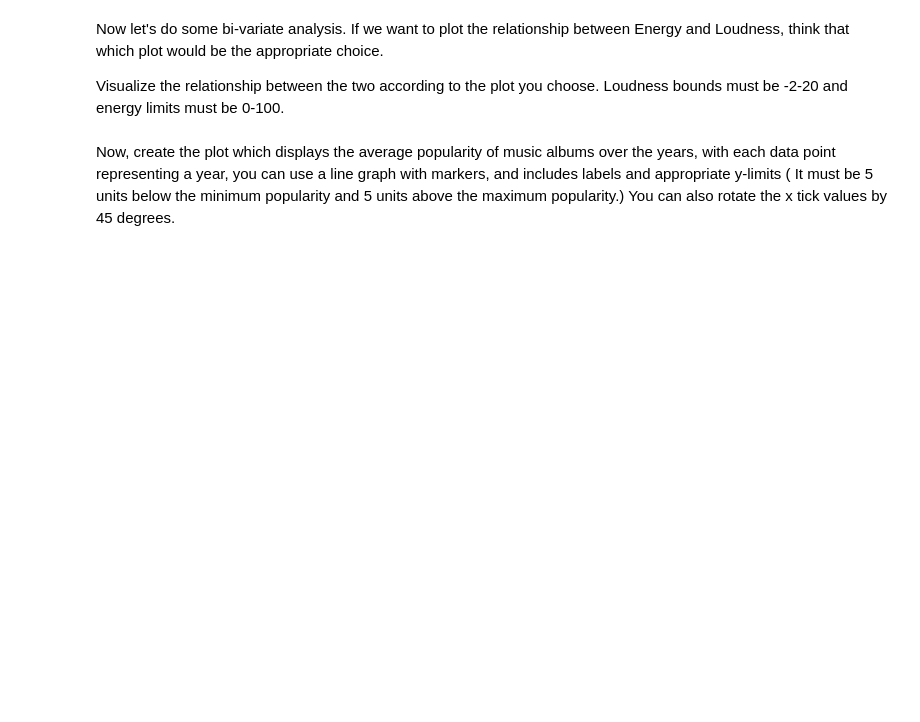
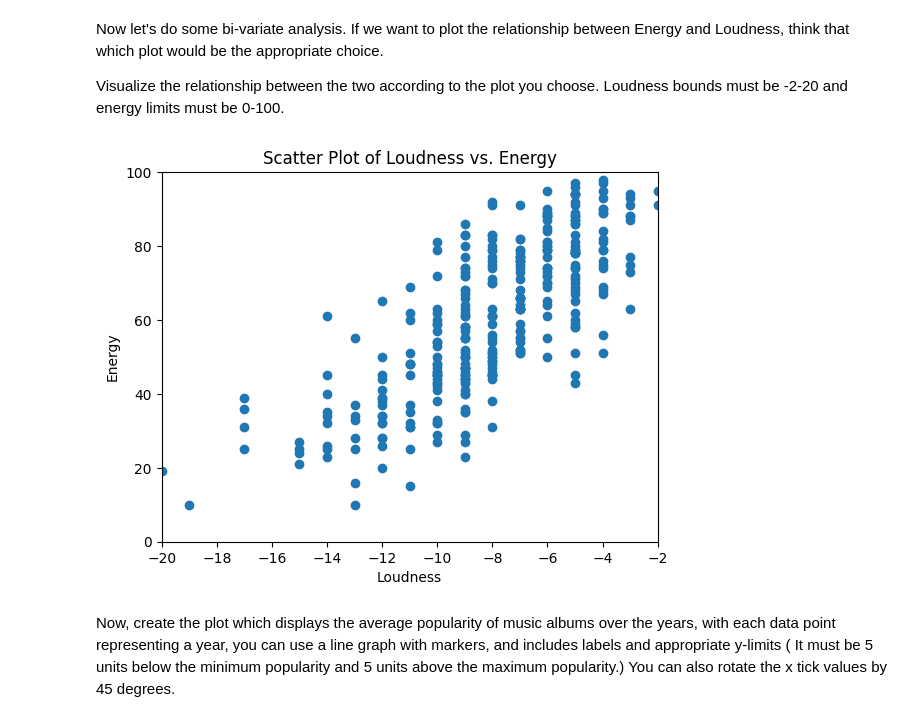
Before and after one commit to firatbatar/SU-Undergraduate-CS210, a Jupyter notebook: Homeworks/HW1/CS210 - Homework 1 - Spotify Playlist Analysis.ipynb, the cells around one changed output. Cells and saved outputs as stored; diff of their text form; code cells hidden in the pictures; blank space fills up the shorter version.

```diff
--- a/Homeworks/HW1/CS210 - Homework 1 - Spotify Playlist Analysis.ipynb
+++ b/Homeworks/HW1/CS210 - Homework 1 - Spotify Playlist Analysis.ipynb
@@ -293,4 +312,18 @@ Now let's do some bi-variate analysis. If we want to plot the relationship betwe
 Visualize the relationship between the two according to the plot you choose. Loudness bounds must be -2-20 and energy limits must be 0-100.
 # %%
 #3pts
+energy_series = df["Energy"]
+plt.scatter(loud_series, energy_series)
+
+plt.xlim(-20, -2)
+plt.ylim(0, 100)
+
+plt.xlabel('Loudness')
+plt.ylabel('Energy')
+plt.title('Scatter Plot of Loudness vs. Energy')
+
+# Show the plot
+plt.show()
+# %% [output]
+[figure, added]
 # %% [markdown]
```
Also changed, not shown: parts of 3 cells of this notebook.
